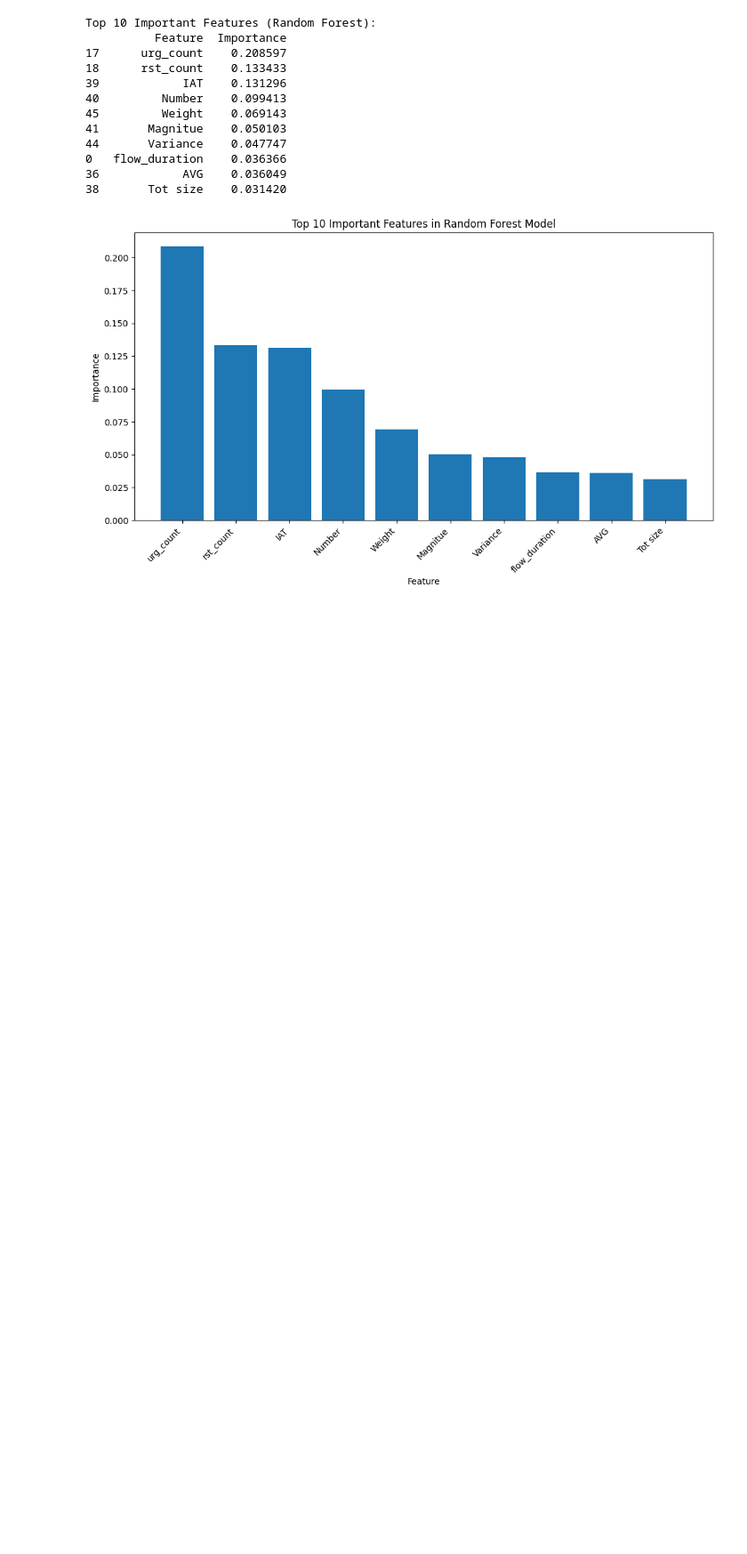
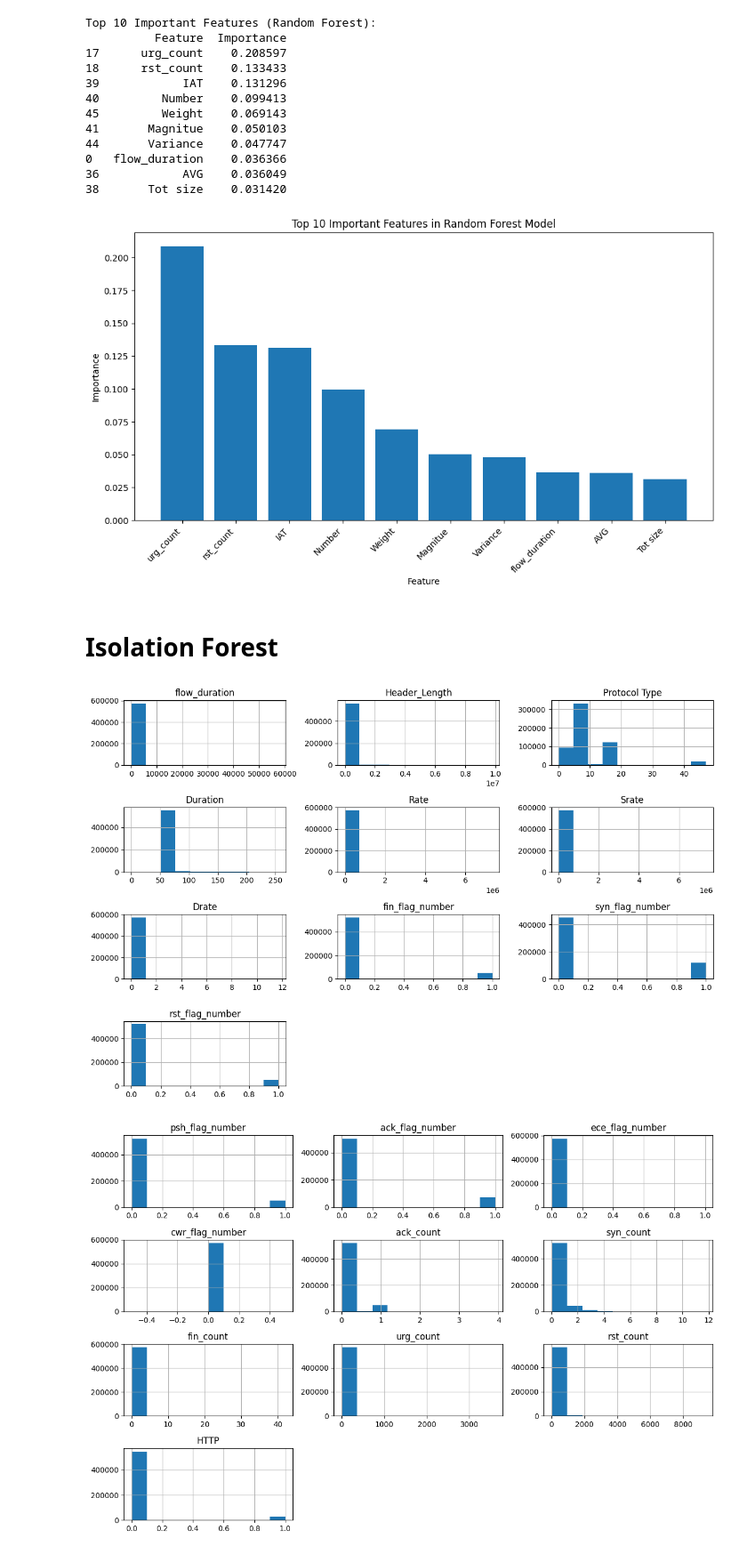
Before and after one commit to Faareh-Ahmed/Anomaly-Detection, a Jupyter notebook: Copy_of_Anomaly_Detection.ipynb, the cells around one changed output. Shown at 89% size. Cells and saved outputs as stored; diff of their text form; code cells hidden in the pictures; blank space fills up the shorter version.

```diff
--- a/Copy_of_Anomaly_Detection.ipynb
+++ b/Copy_of_Anomaly_Detection.ipynb
@@ -525,3 +525,5 @@ Top 10 Important Features (Random Forest):
 36            AVG    0.036049
 38       Tot size    0.031420
 [figure]
+# %% [markdown]
+# **Isolation Forest**
@@ -527,0 +532,22 @@ Top 10 Important Features (Random Forest):
+# %%
+import matplotlib.pyplot as plt
+
+# Define the number of features to plot in each subset
+features_per_subset = 10
+
+# Calculate the number of subsets required
+num_features = len(data.columns)
+num_subsets = (num_features + features_per_subset - 1) // features_per_subset
+
+# Plot histograms for each subset of features
+for i in range(num_subsets):
+    start_idx = i * features_per_subset
+    end_idx = min((i + 1) * features_per_subset, num_features)
+
+    subset_features = data.columns[start_idx:end_idx]
+    data[subset_features].hist(figsize=(12, 8))
+    plt.tight_layout()
+    plt.show()
+# %% [output]
+[figure, added]
+[figure, added]
```
Also changed, not shown: parts of 25 cells of this notebook.
